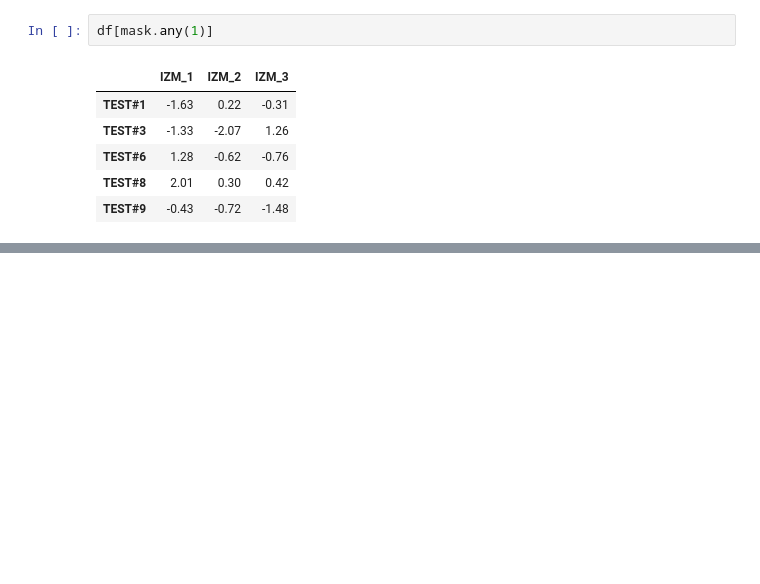
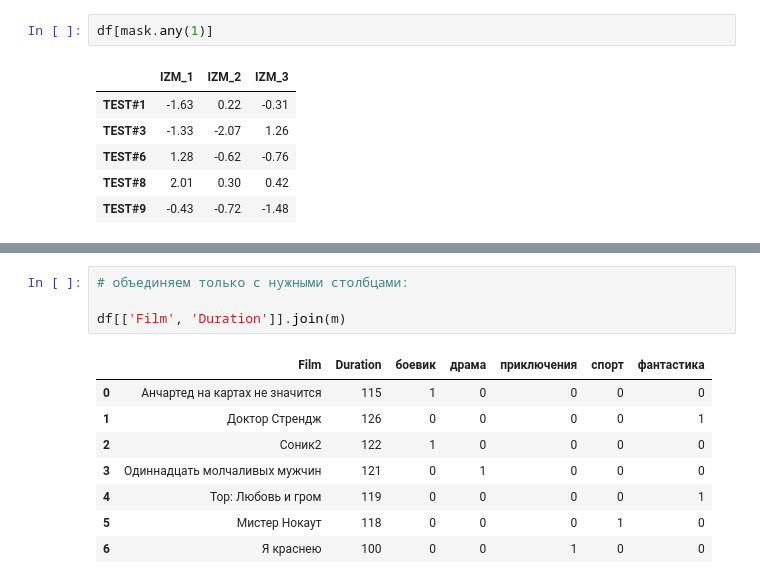
Before and after one commit to kroninam/My_notes_for_Pandas, a Jupyter notebook: 007_Pandas_чистка_и_подготовка_данных_к_анализу.ipynb, the cells around one changed output, grey strips where cells are left out. Drawn from its saved outputs; the diff is of its cells as text; blank space fills up the shorter version.

```diff
--- a/007_Pandas_чистка_и_подготовка_данных_к_анализу.ipynb
+++ b/007_Pandas_чистка_и_подготовка_данных_к_анализу.ipynb
@@ -1216,0 +1567,13 @@ df[np.abs(df.values)>1].drop_duplicates(keep = 'first')
+# %%
+# объединяем только с нужными столбцами:
+
+df[['Film', 'Duration']].join(m)
+# %% [output]
+|  | Film | Duration | боевик | драма | приключения | спорт | фантастика |
+| 0 | Анчартед на картах не значится | 115 | 1 | 0 | 0 | 0 | 0 |
+| 1 | Доктор Стрендж | 126 | 0 | 0 | 0 | 0 | 1 |
+| 2 | Соник2 | 122 | 1 | 0 | 0 | 0 | 0 |
+| 3 | Одиннадцать молчаливых мужчин | 121 | 0 | 1 | 0 | 0 | 0 |
+| 4 | Тор: Любовь и гром | 119 | 0 | 0 | 0 | 0 | 1 |
+| 5 | Мистер Нокаут | 118 | 0 | 0 | 0 | 1 | 0 |
+| 6 | Я краснею | 100 | 0 | 0 | 1 | 0 | 0 |
```
Also changed, not shown: parts of 123 cells of this notebook.
